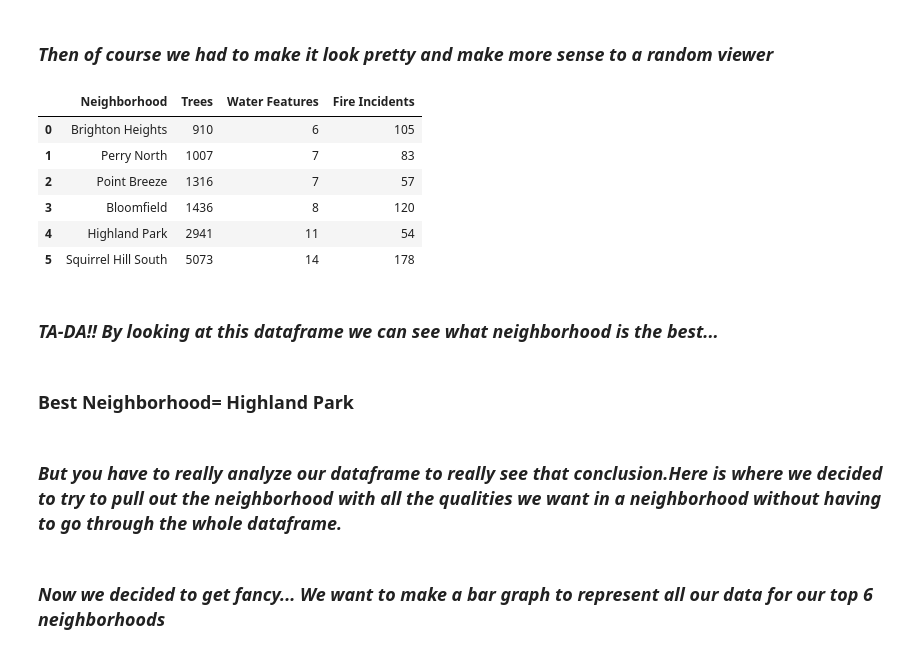
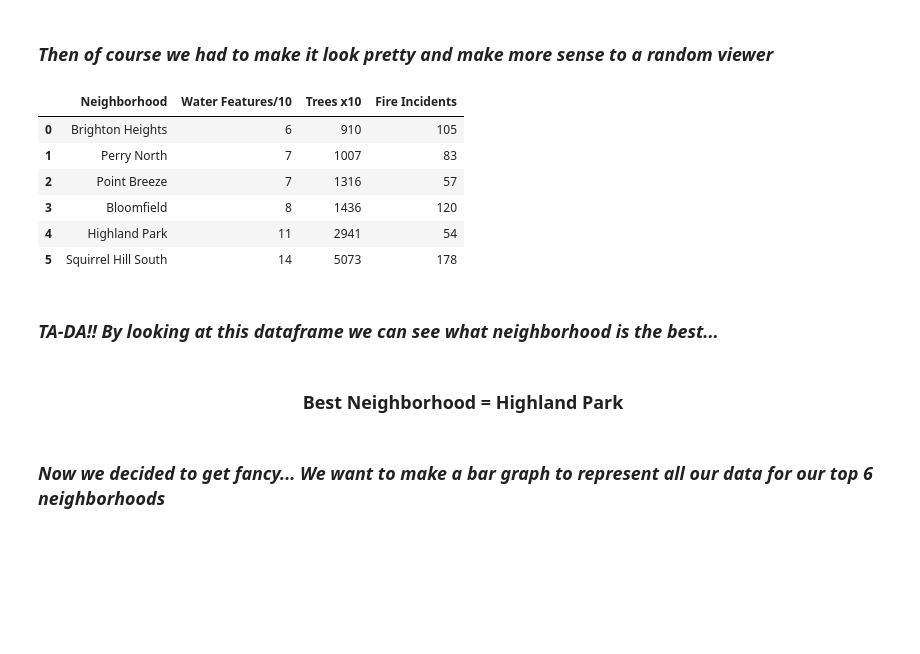
Before and after one commit to Garcia-Bela/FinalLabProject, a Jupyter notebook: TheProof.ipynb, the cells around one changed output. Saved outputs shown, nothing was run; the diff lists cells and outputs as text; code cells hidden in the pictures; blank space fills up the shorter version.

```diff
--- a/TheProof.ipynb
+++ b/TheProof.ipynb
@@ -286,25 +287,23 @@ fireWaterTree
 # %% [markdown]
 ### ***Then of course we had to make it look pretty and make more sense to a random viewer***
 # %%
-FWT= pd.DataFrame({'Neighborhood': ['Brighton Heights','Perry North','Point Breeze',
+FWT1= pd.DataFrame({'Neighborhood': ['Brighton Heights','Perry North','Point Breeze',
                                    'Bloomfield', 'Highland Park', 'Squirrel Hill South'],
-                  'Trees': [910, 1007, 1316, 1436, 2941, 5073],
-                  'Water Features':[6, 7, 7, 8, 11, 14],
-                  'Fire Incidents':[105, 83, 57, 120, 54, 178]})
-FWT
+                   'Water Features/10':[6, 7, 7, 8, 11, 14],
+                   'Trees x10': [910, 1007, 1316, 1436, 2941, 5073],
+                   'Fire Incidents':[105, 83, 57, 120, 54, 178]})
+FWT1
 # %% [output]
-|  | Neighborhood | Trees | Water Features | Fire Incidents |
-| 0 | Brighton Heights | 910 | 6 | 105 |
-| 1 | Perry North | 1007 | 7 | 83 |
-| 2 | Point Breeze | 1316 | 7 | 57 |
-| 3 | Bloomfield | 1436 | 8 | 120 |
-| 4 | Highland Park | 2941 | 11 | 54 |
-| 5 | Squirrel Hill South | 5073 | 14 | 178 |
+|  | Neighborhood | Water Features/10 | Trees x10 | Fire Incidents |
+| 0 | Brighton Heights | 6 | 910 | 105 |
+| 1 | Perry North | 7 | 1007 | 83 |
+| 2 | Point Breeze | 7 | 1316 | 57 |
+| 3 | Bloomfield | 8 | 1436 | 120 |
+| 4 | Highland Park | 11 | 2941 | 54 |
+| 5 | Squirrel Hill South | 14 | 5073 | 178 |
 # %% [markdown]
 ### ***TA-DA!! By looking at this dataframe we can see what neighborhood is the best...***
 # %% [markdown]
-### Best Neighborhood= Highland Park
+<h3> <center> Best Neighborhood = Highland Park </center> </h3>
-# %% [markdown]
-### ***But you have to really analyze our dataframe to really see that conclusion.Here is where we decided to try to pull out the neighborhood with all the qualities we want in a neighborhood without having to go through the whole dataframe.***
 # %% [markdown]
 ### ***Now we decided to get fancy... We want to make a bar graph to represent all our data for our top 6 neighborhoods***
```
Also changed, not shown: parts of 4 cells of this notebook.
